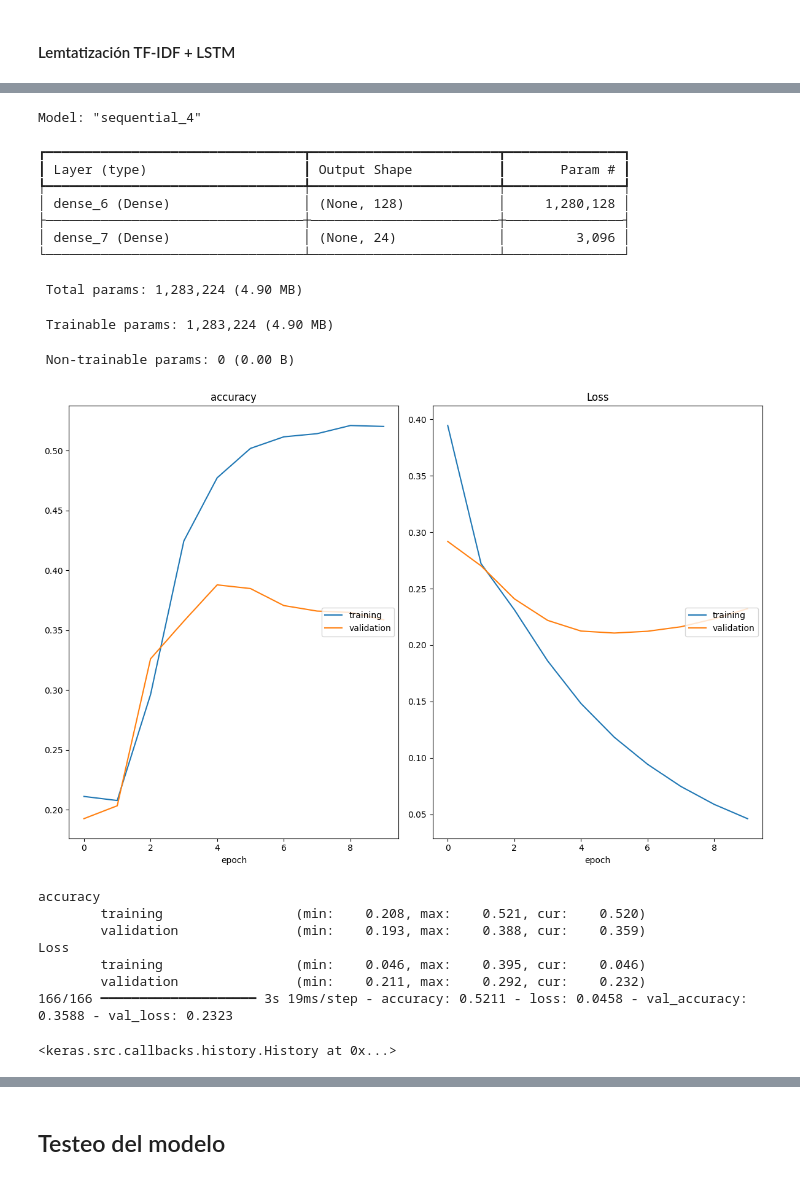
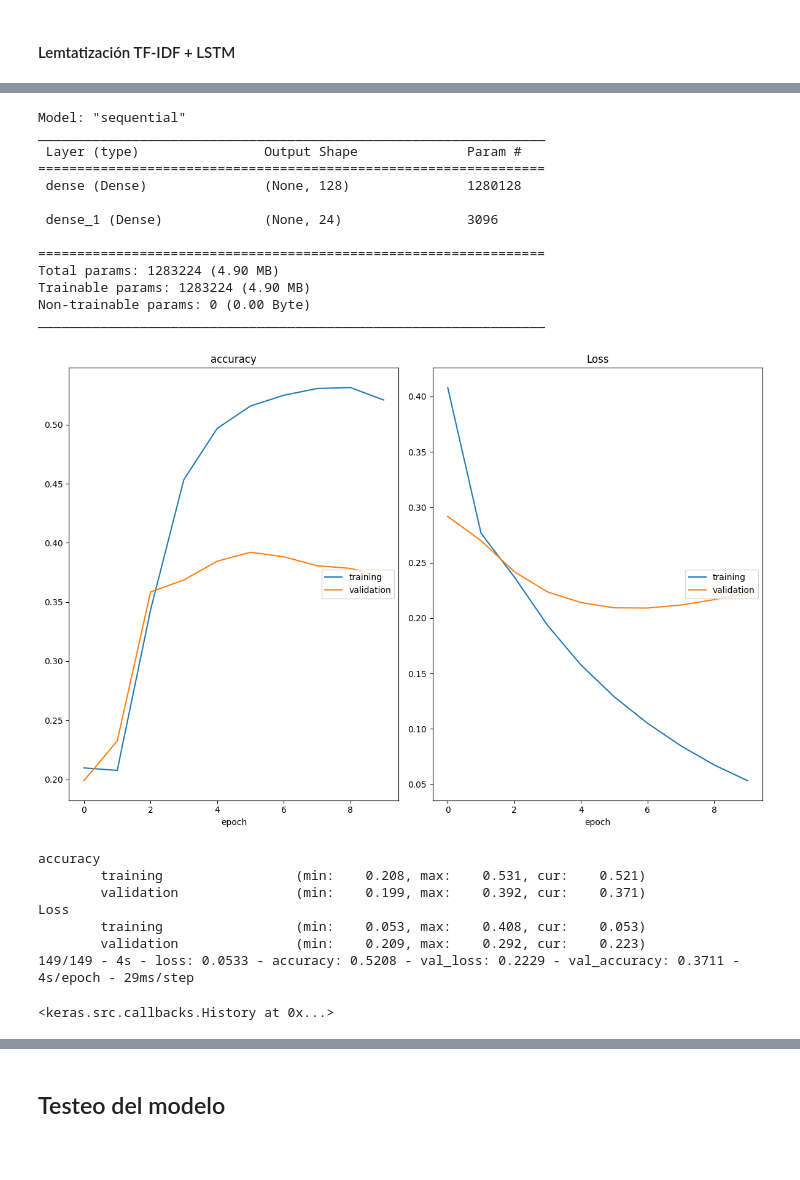
Before and after one commit to diegoalejop/MIAD_NLP_2024, a Jupyter notebook: Semana 7/S7P1_proyecto2.ipynb, the cells around one changed output, grey strips where cells are left out. Cells and saved outputs as stored; diff of their text form; code cells hidden in the pictures; blank space fills up the shorter version.

```diff
--- a/Semana 7/S7P1_proyecto2.ipynb
+++ b/Semana 7/S7P1_proyecto2.ipynb
@@ -155,3 +188,3 @@ roc_auc_score(y_test_genres, y_pred_genres, average='macro')
 # %%
 # División en entrenamiento y prueba
-X_train, X_test, y_train, y_test = train_test_split(tfidf_array, y_genres, test_size=0.33, random_state=42)
+X_train, X_test, y_train, y_test = train_test_split(tfidf_array, y_genres, test_size=0.4, random_state=312)
@@ -158,7 +253,10 @@ X_train, X_test, y_train, y_test = train_test_split(tfidf_array, y_genres, test_
 # %%
 # Definición del modelo
+K.clear_session()
 model = Sequential()
 model.add(Dense(128, activation='relu', input_shape=(tfidf_array.shape[1],)))
+model.add(Dense(120))
+model.add(Dropout(0.5))
 model.add(Dense(len(le.classes_), activation='sigmoid'))
 
 # Compilación del modelo
@@ -167,30 +265,32 @@ model.compile(optimizer='adam', loss='binary_crossentropy', metrics=['accuracy']
 # Resumen del modelo
 model.summary()
 # %% [output]
-Model: "sequential_4"
+Model: "sequential"
+_________________________________________________________________
+ Layer (type)                Output Shape              Param #
+=================================================================
+ dense (Dense)               (None, 128)               1280128
+
+ dense_1 (Dense)             (None, 24)                3096
+
+=================================================================
+Total params: 1283224 (4.90 MB)
+Trainable params: 1283224 (4.90 MB)
+Non-trainable params: 0 (0.00 Byte)
+_________________________________________________________________
-┏━━━━━━━━━━━━━━━━━━━━━━━━━━━━━━━━━┳━━━━━━━━━━━━━━━━━━━━━━━━┳━━━━━━━━━━━━━━━┓
-┃ Layer (type)                    ┃ Output Shape           ┃       Param # ┃
-┡━━━━━━━━━━━━━━━━━━━━━━━━━━━━━━━━━╇━━━━━━━━━━━━━━━━━━━━━━━━╇━━━━━━━━━━━━━━━┩
-│ dense_6 (Dense)                 │ (None, 128)            │     1,280,128 │
-├─────────────────────────────────┼────────────────────────┼───────────────┤
-│ dense_7 (Dense)                 │ (None, 24)             │         3,096 │
-└─────────────────────────────────┴────────────────────────┴───────────────┘
- Total params: 1,283,224 (4.90 MB)
- Trainable params: 1,283,224 (4.90 MB)
- Non-trainable params: 0 (0.00 B)
 # %%
 # Entrenamiento del modelo
-model.fit(X_train, y_train, epochs=10, batch_size=32, verbose=1, validation_data=(X_test, y_test), callbacks=[PlotLossesKeras()])
+model.fit(X_train, y_train, epochs=10, batch_size=32, verbose=2, validation_data=(X_test, y_test), callbacks=[PlotLossesKeras()])
 # %% [output]
-[figure, old version]
+[figure, new version]
 accuracy
-        training                 (min:    0.208, max:    0.521, cur:    0.520)
-        validation               (min:    0.193, max:    0.388, cur:    0.359)
+        training                 (min:    0.208, max:    0.531, cur:    0.521)
+        validation               (min:    0.199, max:    0.392, cur:    0.371)
 Loss
-        training                 (min:    0.046, max:    0.395, cur:    0.046)
-        validation               (min:    0.211, max:    0.292, cur:    0.232)
-166/166 ━━━━━━━━━━━━━━━━━━━━ 3s 19ms/step - accuracy: 0.5211 - loss: 0.0458 - val_accuracy: 0.3588 - val_loss: 0.2323
+        training                 (min:    0.053, max:    0.408, cur:    0.053)
+        validation               (min:    0.209, max:    0.292, cur:    0.223)
+149/149 - 4s - loss: 0.0533 - accuracy: 0.5208 - val_loss: 0.2229 - val_accuracy: 0.3711 - 4s/epoch - 29ms/step
-<keras.src.callbacks.history.History at 0x...>
+<keras.src.callbacks.History at 0x...>
 # %%
 # Predicción del modelo de clasificación
 y_pred_genres = model.predict(X_test)
```
Also changed, not shown: parts of 18 cells of this notebook.
